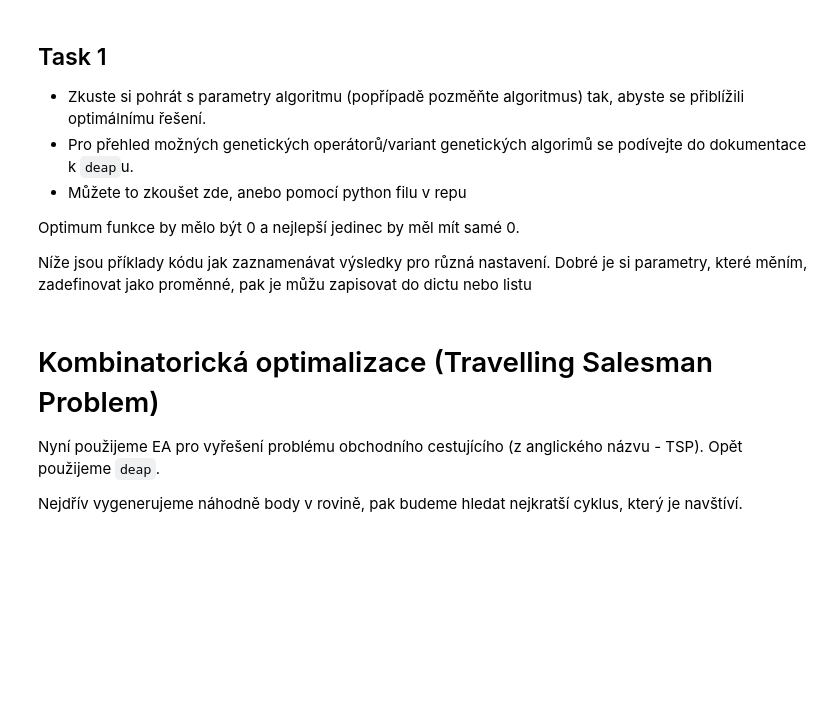
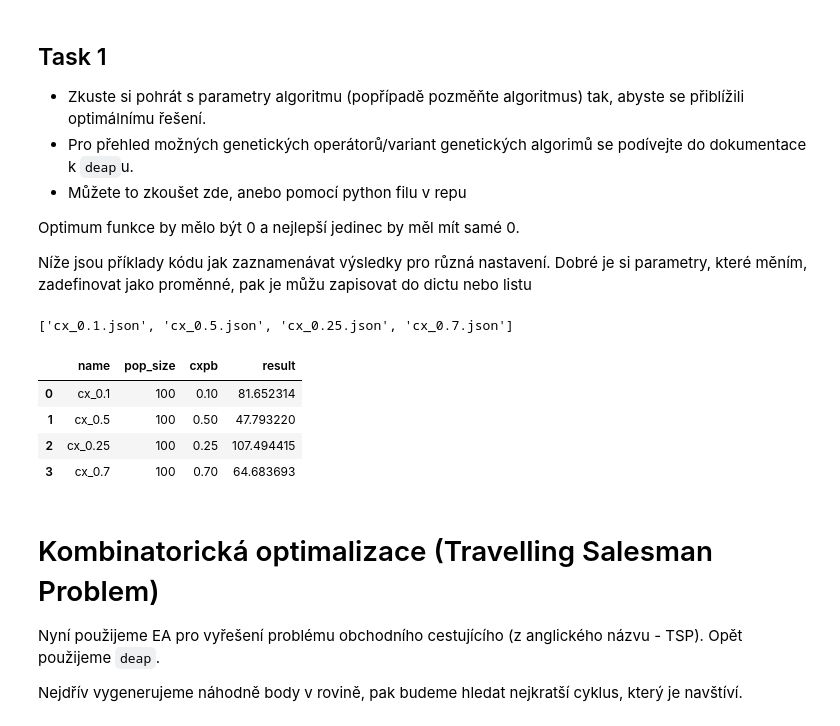
Before and after one commit to gabikadlecova/inspinature, a Jupyter notebook: cz/04-ea-cc/Continuous and Combinatorial Optimization.ipynb, the cells around one changed output. Cells and saved outputs as stored; diff of their text form; code cells hidden in the pictures; blank space fills up the shorter version.

```diff
--- a/cz/04-ea-cc/Continuous and Combinatorial Optimization.ipynb
+++ b/cz/04-ea-cc/Continuous and Combinatorial Optimization.ipynb
@@ -114,6 +114,35 @@ toolbox.register("mate", cxzoo["twopoint"])
 
 # then in logging...
 # results.append({'cx': 'twopoint', "result": result})
+# %%
+# results processing from python files
+
+import os
+import json
+import pandas as pd
+
+os.listdir('results')
+# %% [output]
+['cx_0.1.json', 'cx_0.5.json', 'cx_0.25.json', 'cx_0.7.json']
+# %%
+run_df = []
+
+for fname in os.listdir('results'):
+    with open(os.path.join('results', fname), 'r') as f:
+        run_data = json.load(f)
+
+    name = os.path.splitext(fname)[0]
+    run_data = {'name': name, **run_data}  # so that name is the first column
+    run_df.append(run_data)
+
+run_df = pd.DataFrame(run_df)
+run_df
+# %% [output]
+|  | name | pop_size | cxpb | result |
+| 0 | cx_0.1 | 100 | 0.10 | 81.652314 |
+| 1 | cx_0.5 | 100 | 0.50 | 47.793220 |
+| 2 | cx_0.25 | 100 | 0.25 | 107.494415 |
+| 3 | cx_0.7 | 100 | 0.70 | 64.683693 |
 # %% [markdown]
 # Kombinatorická optimalizace (Travelling Salesman Problem)
 
```
Also changed, not shown: parts of 7 cells of this notebook, 5 other files.
